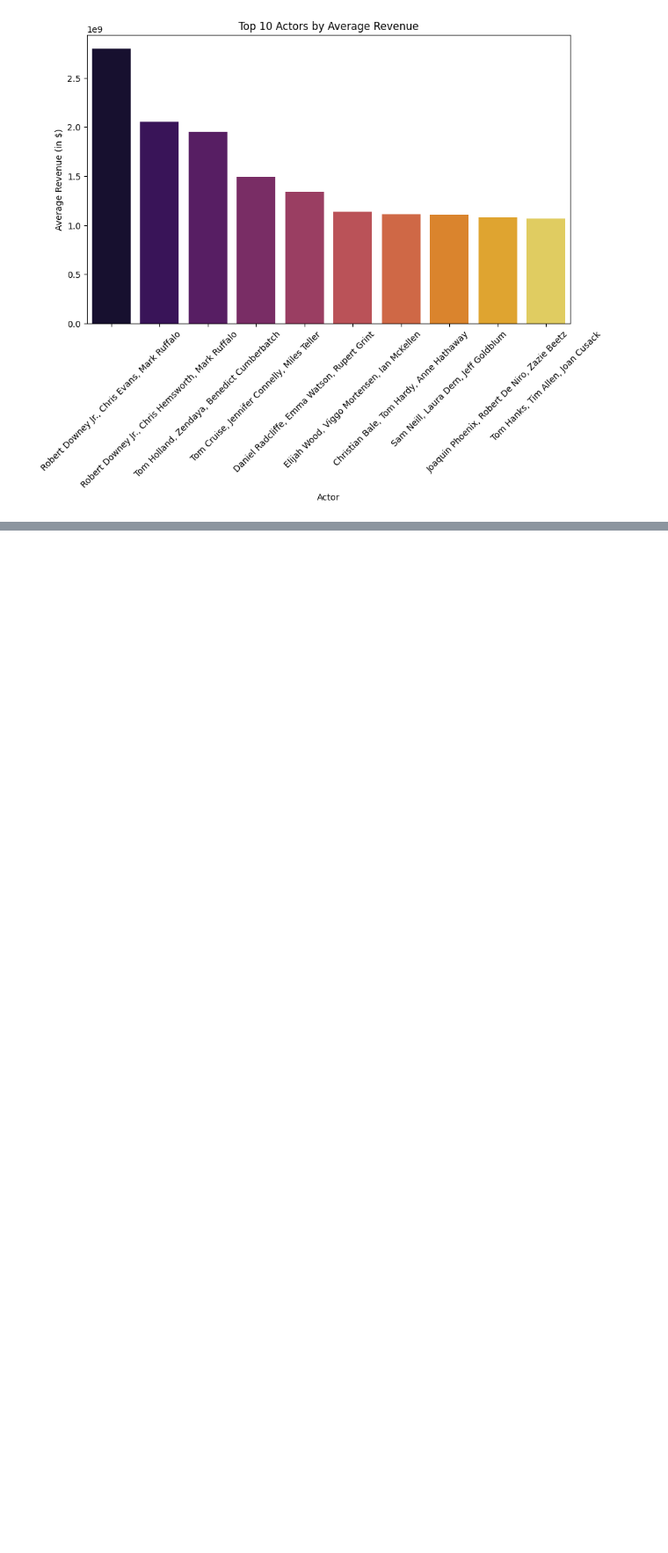
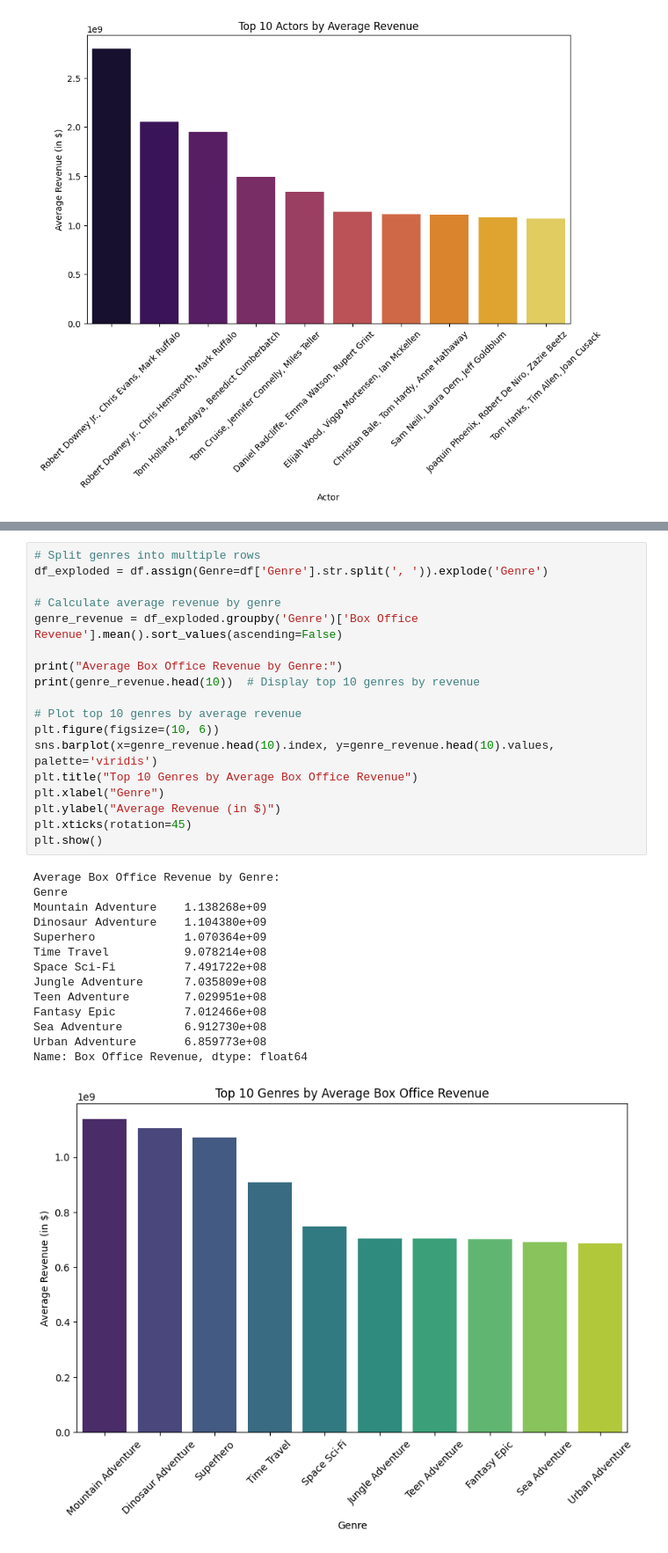
Before and after one commit to lfernando123/EDA-For-IMDbFilms, a Jupyter notebook: notebooks/eda.ipynb, the cells around one changed output, grey strips where cells are left out. Shown at 88% size. Cells and saved outputs as stored; diff of their text form; blank space fills up the shorter version.

```diff
--- a/notebooks/eda.ipynb
+++ b/notebooks/eda.ipynb
@@ -501,0 +585,33 @@ Name: Box Office Revenue, dtype: float64
+# %%
+# Split genres into multiple rows
+df_exploded = df.assign(Genre=df['Genre'].str.split(', ')).explode('Genre')
+
+# Calculate average revenue by genre
+genre_revenue = df_exploded.groupby('Genre')['Box Office Revenue'].mean().sort_values(ascending=False)
+
+print("Average Box Office Revenue by Genre:")
+print(genre_revenue.head(10))  # Display top 10 genres by revenue
+
+# Plot top 10 genres by average revenue
+plt.figure(figsize=(10, 6))
+sns.barplot(x=genre_revenue.head(10).index, y=genre_revenue.head(10).values, palette='viridis')
+plt.title("Top 10 Genres by Average Box Office Revenue")
+plt.xlabel("Genre")
+plt.ylabel("Average Revenue (in $)")
+plt.xticks(rotation=45)
+plt.show()
+# %% [output]
+Average Box Office Revenue by Genre:
+Genre
+Mountain Adventure    1.138268e+09
+Dinosaur Adventure    1.104380e+09
+Superhero             1.070364e+09
+Time Travel           9.078214e+08
+Space Sci-Fi          7.491722e+08
+Jungle Adventure      7.035809e+08
+Teen Adventure        7.029951e+08
+Fantasy Epic          7.012466e+08
+Sea Adventure         6.912730e+08
+Urban Adventure       6.859773e+08
+Name: Box Office Revenue, dtype: float64
+[figure, added]
```
Also changed, not shown: parts of 5 cells of this notebook.
